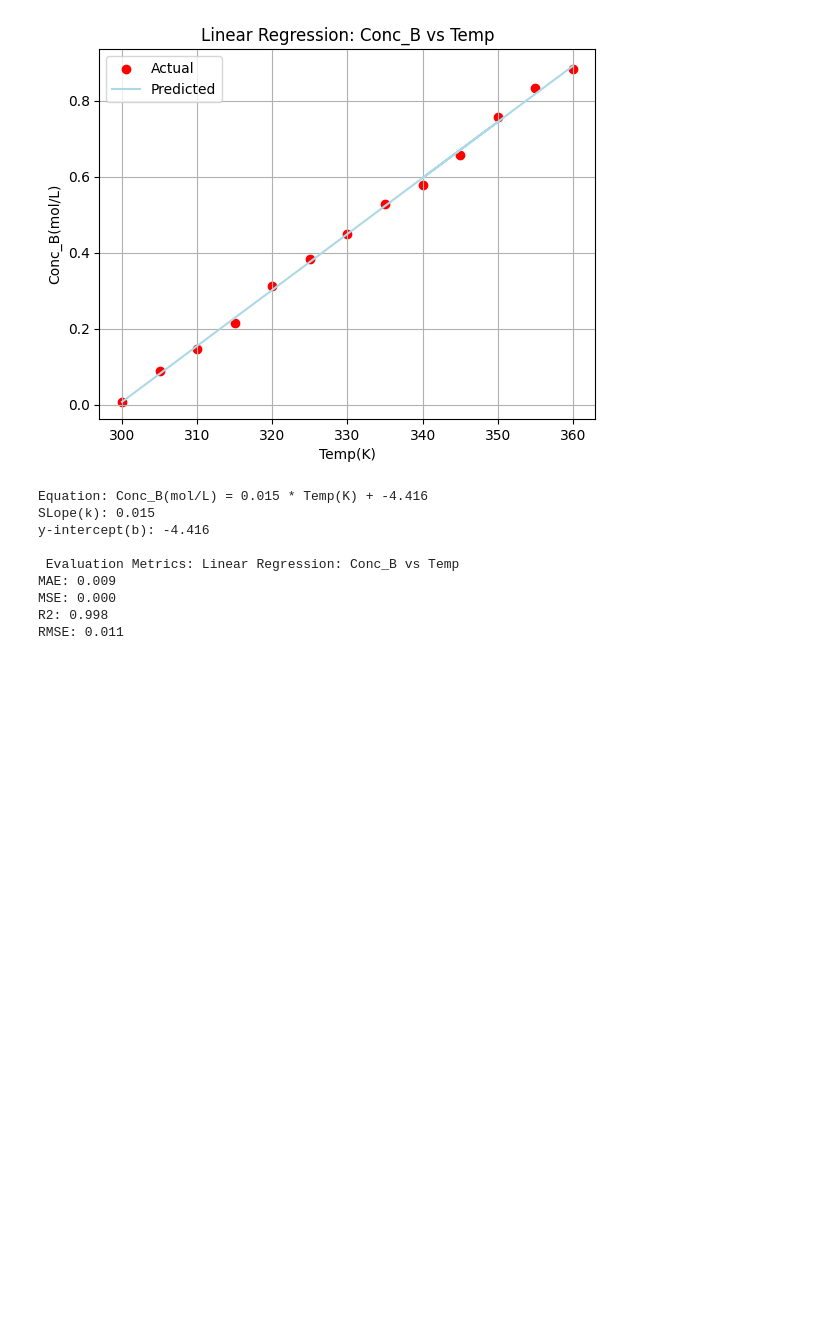
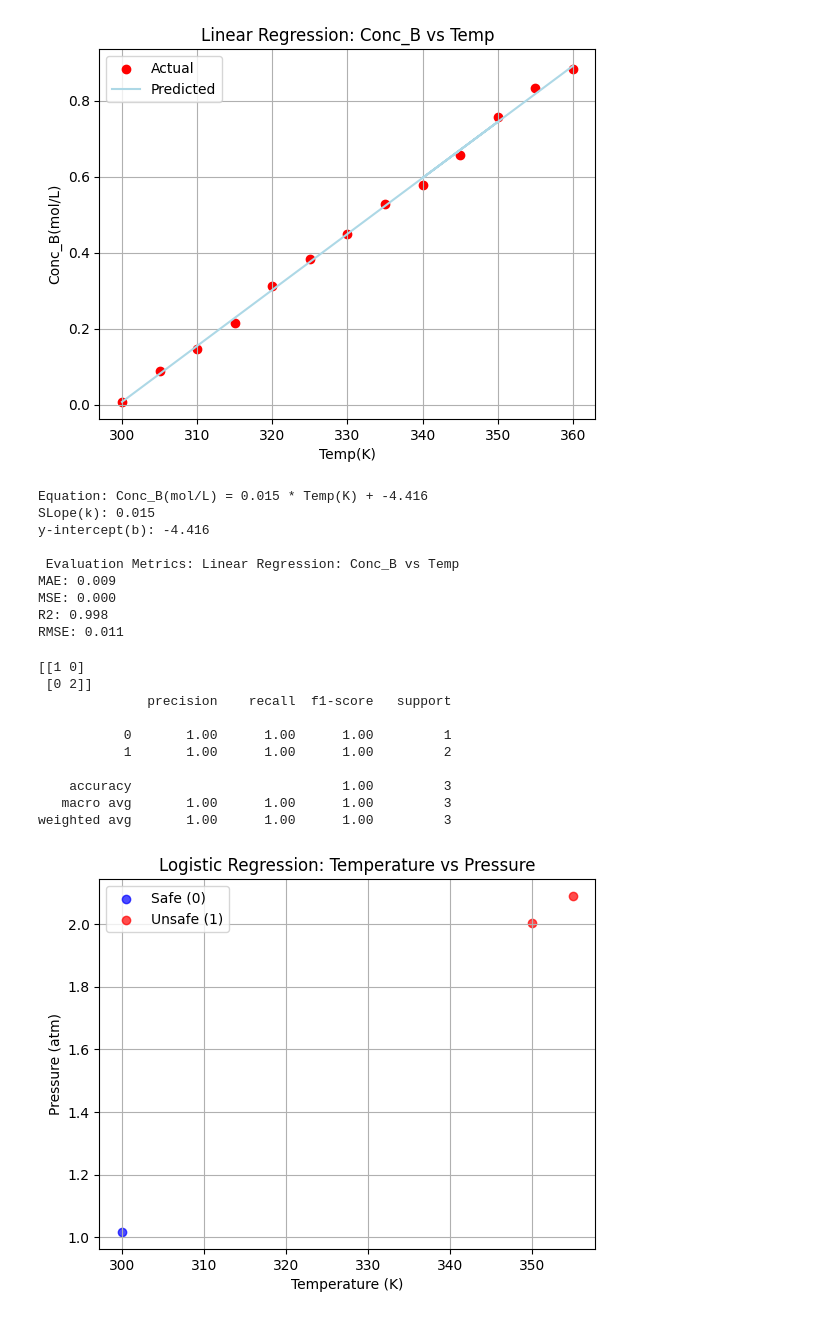
Before and after one commit to khairulamirn/ML--AI-, a Jupyter notebook: Week4_Supervised_Learning.ipynb, the cells around one changed output. Drawn from its saved outputs; the diff is of its cells as text; code cells hidden in the pictures; blank space fills up the shorter version.

Commit message:
week 4 day 4 done

```diff
--- a/Week4_Supervised_Learning.ipynb
+++ b/Week4_Supervised_Learning.ipynb
@@ -200,3 +200,73 @@ MAE: 0.009
 MSE: 0.000
 R2: 0.998
 RMSE: 0.011
+# %%
+# Week 4 - Day 4: Classification with Logical Regression
+# For not numbers
+# models probability: P(y = 1 | x) = 1 / (1 + exp(-m'x + b))
+
+import numpy as np
+import pandas as pd
+import matplotlib.pyplot as plt
+from sklearn.linear_model import LogisticRegression
+from sklearn.model_selection import train_test_split
+from sklearn.metrics import classification_report, confusion_matrix
+
+# Load data
+data = pd.read_csv('reactor_data_sample.csv')
+
+# Create binary target: 1 is unsafe, 0 is safe
+# np.where(condition, value_if_true, value_if_false)
+labels = np.where((data["Temp(K)"] > 330) | (data["Pressure(atm)"] > 1.595), 1, 0)
+
+# Create DataFrame
+df = pd.DataFrame({
+    "Temp(K)": data["Temp(K)"],
+    "Pressure(atm)": data["Pressure(atm)"],
+    "Status": labels
+})
+
+# Train/test split
+# Train test split is a machine learning model validation process that allows you to simulate how your model would perform with new data.
+X = df[["Temp(K)", "Pressure(atm)"]]
+y = df["Status"]
+X_train, X_test, y_train, y_test = train_test_split(X, y, test_size=0.2, random_state=42)
+
+# Train logistic regression
+model = LogisticRegression()
+model.fit(X_train, y_train)
+
+# Evaluate
+y_pred = model.predict(X_test)
+print(confusion_matrix(y_test, y_pred))
+print(classification_report(y_test, y_pred))
+
+# Plot
+# plt.scatter(X_test["Temp(K)"], X_test["Pressure(atm)"], c=y_test, cmap="bwr", alpha=0.7)
+# Plot points manually by class to add labels
+safe_mask = y_pred == 0
+unsafe_mask = y_pred == 1
+
+plt.scatter(X_test["Temp(K)"][safe_mask], X_test["Pressure(atm)"][safe_mask],
+            color='blue', label='Safe (0)', alpha=0.7)
+
+plt.scatter(X_test["Temp(K)"][unsafe_mask], X_test["Pressure(atm)"][unsafe_mask],
+            color='red', label='Unsafe (1)', alpha=0.7)
+plt.xlabel("Temperature (K)")
+plt.ylabel("Pressure (atm)")
+plt.title("Logistic Regression: Temperature vs Pressure")
+plt.grid(True)
+plt.legend()
+plt.show()
+# %% [output]
+[[1 0]
+ [0 2]]
+              precision    recall  f1-score   support
+
+           0       1.00      1.00      1.00         1
+           1       1.00      1.00      1.00         2
+
+    accuracy                           1.00         3
+   macro avg       1.00      1.00      1.00         3
+weighted avg       1.00      1.00      1.00         3
+[figure, added]
```
